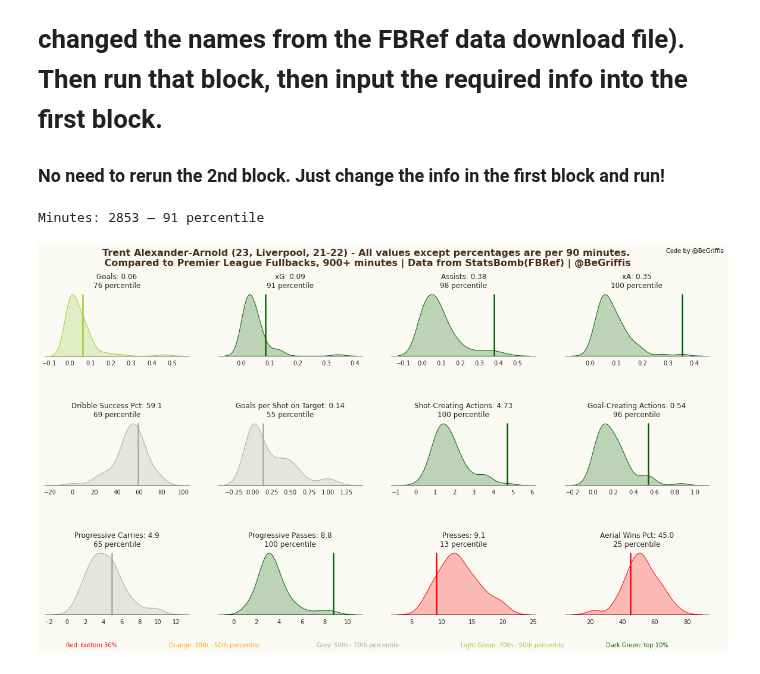
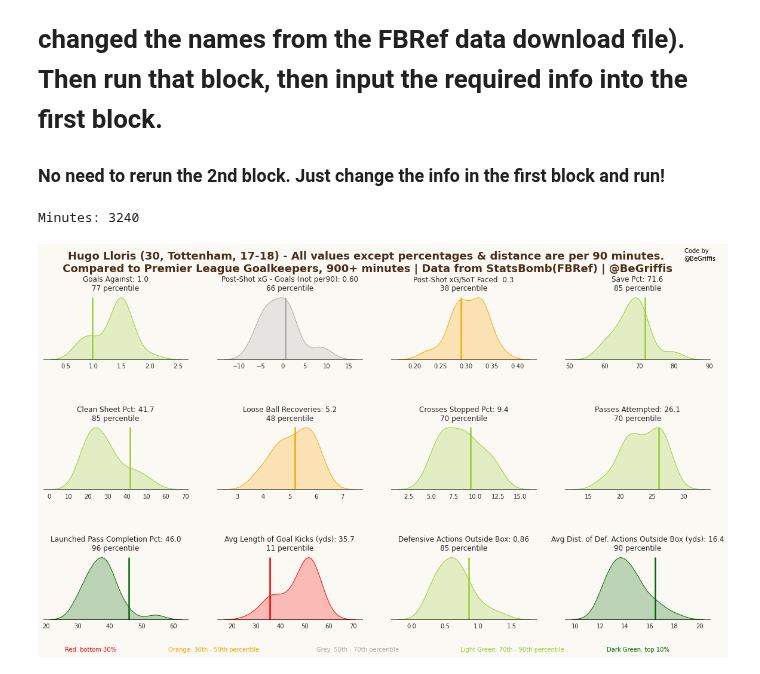
Before and after one commit to griffisben/Soccer-Analyses, a Jupyter notebook: Create Scouting Cards (12 key stats for each position).ipynb, the cells around one changed output. Saved outputs shown, nothing was run; the diff lists cells and outputs as text; code cells hidden in the pictures.

```diff
--- a/Create Scouting Cards (12 key stats for each position).ipynb
+++ b/Create Scouting Cards (12 key stats for each position).ipynb
@@ -2,44 +2,38 @@
 # Input the final names into the second block of code (if you changed the names from the FBRef data download file). Then run that block, then input the required info into the first block.
 ### No need to rerun the 2nd block. Just change the info in the first block and run!
 # %%
-ScoutReport(season = '21-22',                # Season (18-19 to 21-22)
-            program = 'fw',                  # Program to run
-            player_pos = 'Fullback',          # See options below
-            playerPrompt = 'Trent Alexander-Arnold',  # Player name
+ScoutReport(season = '17-18',                # Season (17-18 to 21-22)
+            program = 'gk',                  # Program to run (gk, df, mf, fw) - each has different metrics
+            player_pos = 'Goalkeeper',          # See options below
+            playerPrompt = 'Hugo Lloris',  # Player name
             SquadPrompt = '',                # Optional. But Required for players who played for more than one team
             minutesPlayed = 900,             # The number of minutes to filter by
             compP = 'epl',          # OPTIONS: epl, la liga, bundesliga, serie a, ligue 1 ('n' will be all 5 leagues)
-            saveinput = 'y',                 # 'y' if you want to save figure, 'n' if not
+            saveinput = 'n',                 # 'y' if you want to save figure, 'n' if not
             signature = '@BeGriffis'         # Your twitter or website handle
            )
-
-##### For before 21-22, just use 'DF', 'MF', 'FW' #####
-## I'm working on updating the Transfermarkt positions for prior years! ##
-
-
-########## For 21-22, position options are: ##########
 
 ##### Single-Position Options #####
 # Goalkeeper
 # Centre-Back
 # Left-Back
 # Right-Back
 # Defensive Midfield
 # Central Midfield
 # Left Midfield
 # Right Midfield
 # Attacking Midfield
 # Left Winger
 # Right Winger
 # Second Striker
 # Centre-Forward
 
 ##### Multiple Position Options #####
 # Fullback (RB + LB)
 # Midfielder (DM + CM + CAM)
 # Winger (RM + LM + RW + RM))
 # Forward (RW + LW + SS + ST)
 # Striker (CF + SS)
 # %% [output]
-Minutes: 2853 — 91 percentile
+Minutes: 3240
-[figure, old version]
+[figure, new version]
```
Also changed, not shown: parts of 1 cell of this notebook, 1 other file.
